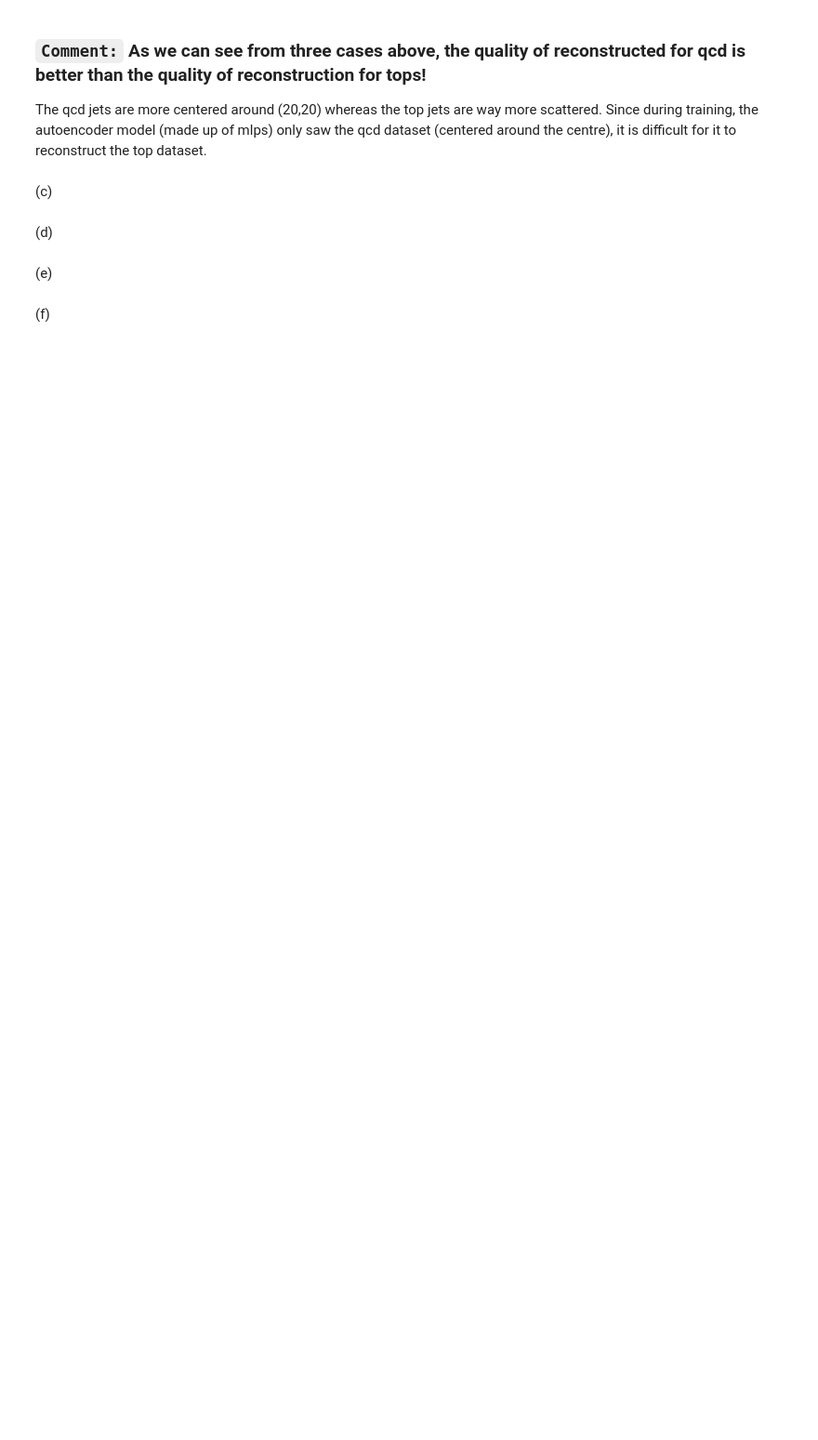
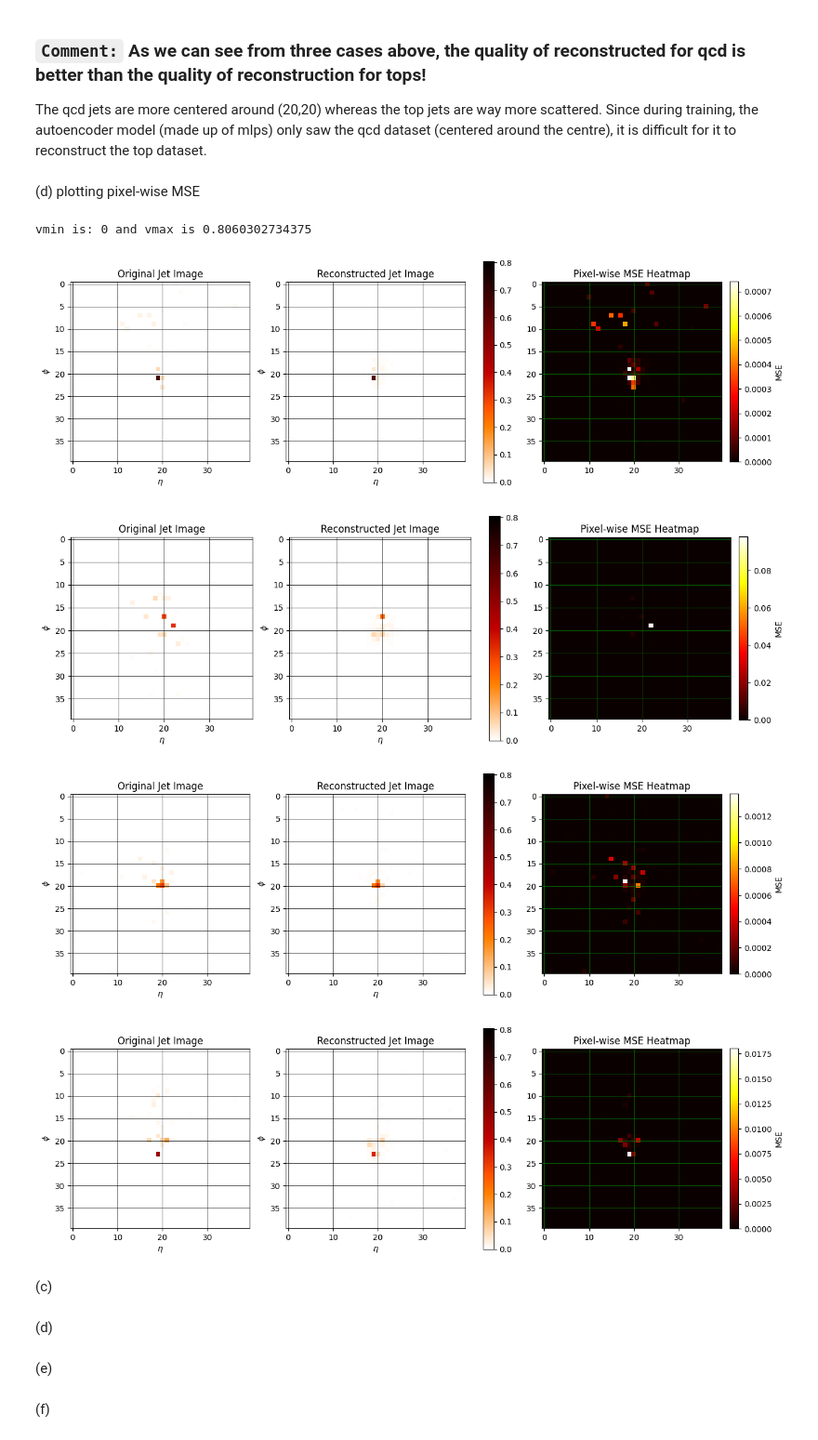
Before and after one commit to neelkanthrawat/mlph2023-Exercises, a Jupyter notebook: sheet08.ipynb, the cells around one changed output. Shown at 93% size. Drawn from its saved outputs; the diff is of its cells as text; code cells hidden in the pictures; blank space fills up the shorter version.

Commit message:
add pixel wise mse heat map for the task (d) :)

```diff
--- a/sheet08.ipynb
+++ b/sheet08.ipynb
@@ -849,0 +819,2 @@ def evaluate_autoencoder(model, dataloader, device="cpu"):
+# %% [markdown]
+(d) plotting pixel-wise MSE
@@ -850,3 +888,13 @@ def evaluate_autoencoder(model, dataloader, device="cpu"):
+# %%
+visualize_pixelwise_mse(model=autoencoder, dataloader=qcd_dataloader_val,
+                        seed=3, num_examples=4,
+                        device=device)
+# %% [output]
+vmin is: 0 and vmax is 0.8060302734375
+[figure, added]
+[figure, added]
+[figure, added]
+[figure, added]
 # %% [markdown]
 (c)
 # %%
```
Also changed, not shown: parts of 10 cells of this notebook.
